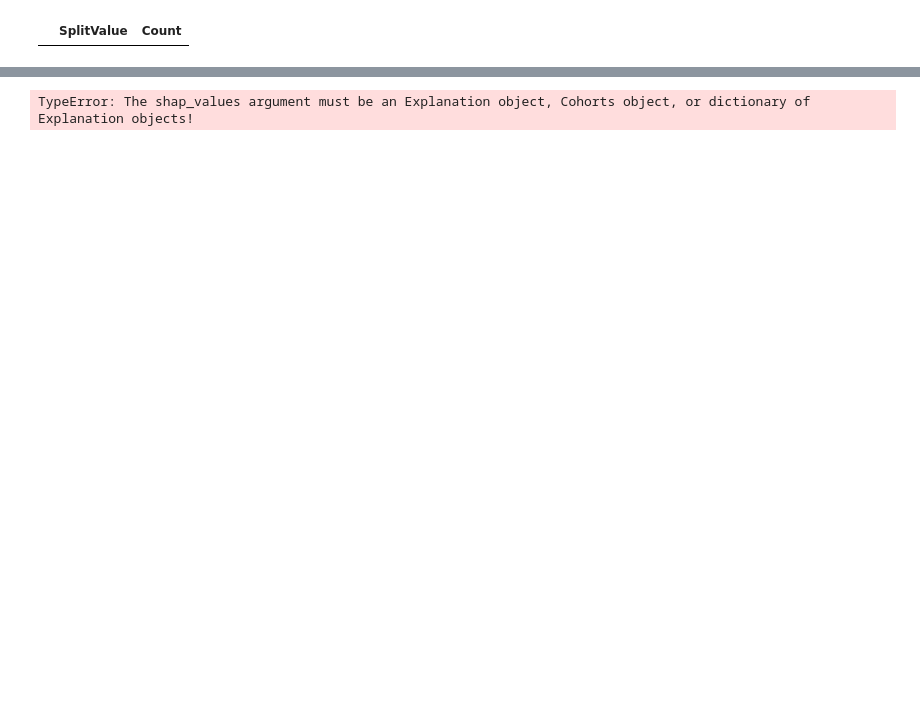
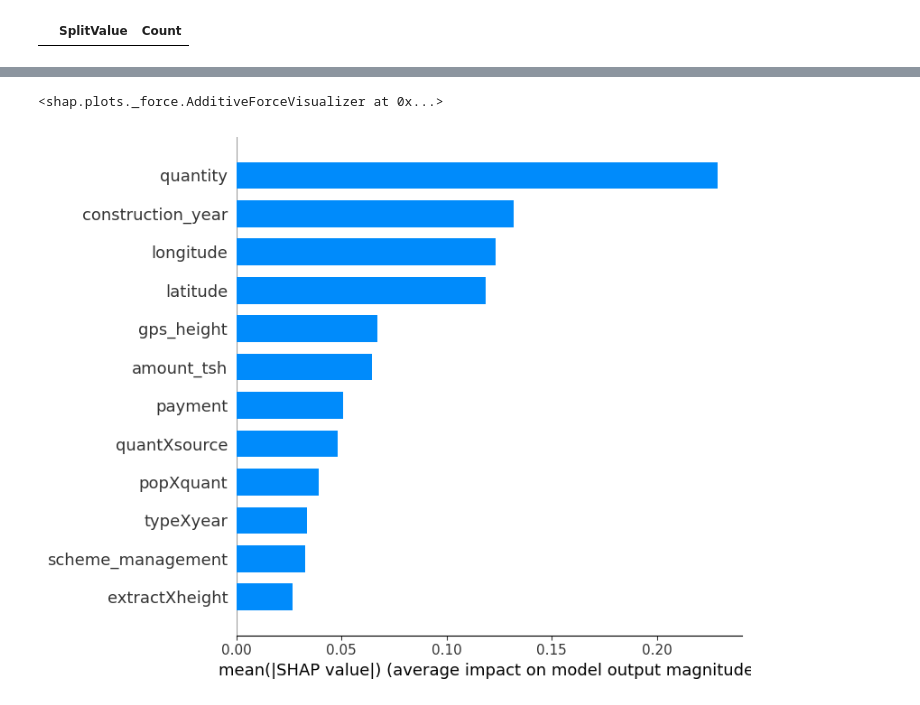
Before and after one commit to jimbodonahue/water_pumps, a Jupyter notebook: notebooks/sprint3_geography.ipynb, the cells around one changed output, grey strips where cells are left out. Drawn from its saved outputs; the diff is of its cells as text; code cells hidden in the pictures; blank space fills up the shorter version.

```diff
--- a/notebooks/sprint3_geography.ipynb
+++ b/notebooks/sprint3_geography.ipynb
@@ -382,7 +374,15 @@ shap.plots.scatter(shap_values[:, "Latitude"], color=shap_values)
-# %%
-shap.plots.bar(shap_values)
-# %% [output]
-TypeError: The shap_values argument must be an Explanation object, Cohorts object, or dictionary of Explanation objects!
+# %%
+# force plot, for a single observation from X_train
+shap.force_plot(explainer.expected_value, shap_values[0,:]  ,X_train[2,:],feature_names=features, show=False)
+# plt.savefig(os.path.join(out_path, "shap_force_plot.png"), dpi=300, bbox_inches='tight')
+# %% [output]
+<shap.plots._force.AdditiveForceVisualizer at 0x...>
+# %%
+shap.summary_plot(shap_values, X_test, plot_type="bar", feature_names=features, max_display=12, show=False)
+
+plt.savefig(os.path.join(out_path, "shap_bar.png"), dpi=300)
+# %% [output]
+[figure, added]
 # %%
 # predict the final on the main data
 y_all = clf.predict(X)
```
Also changed, not shown: parts of 8 cells of this notebook, 7 other files.
